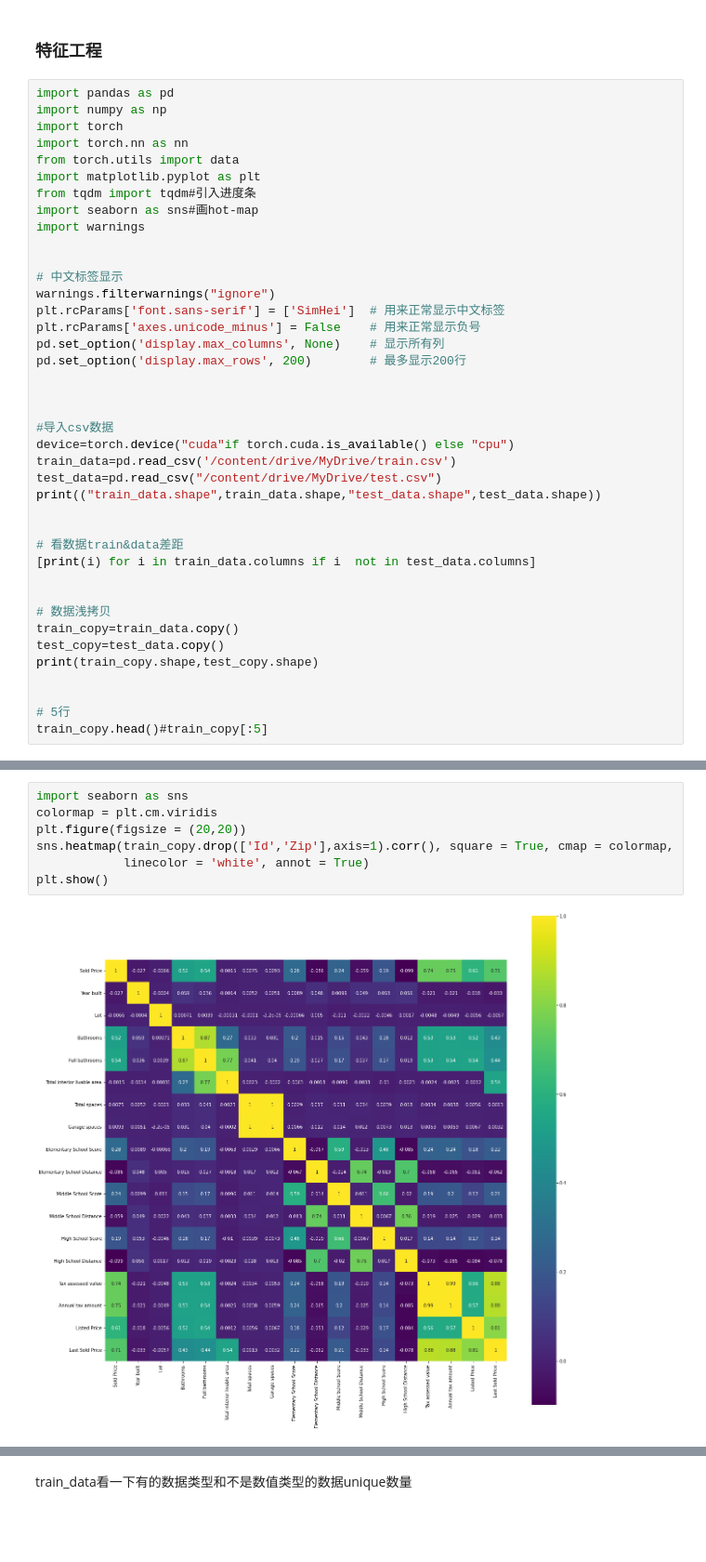
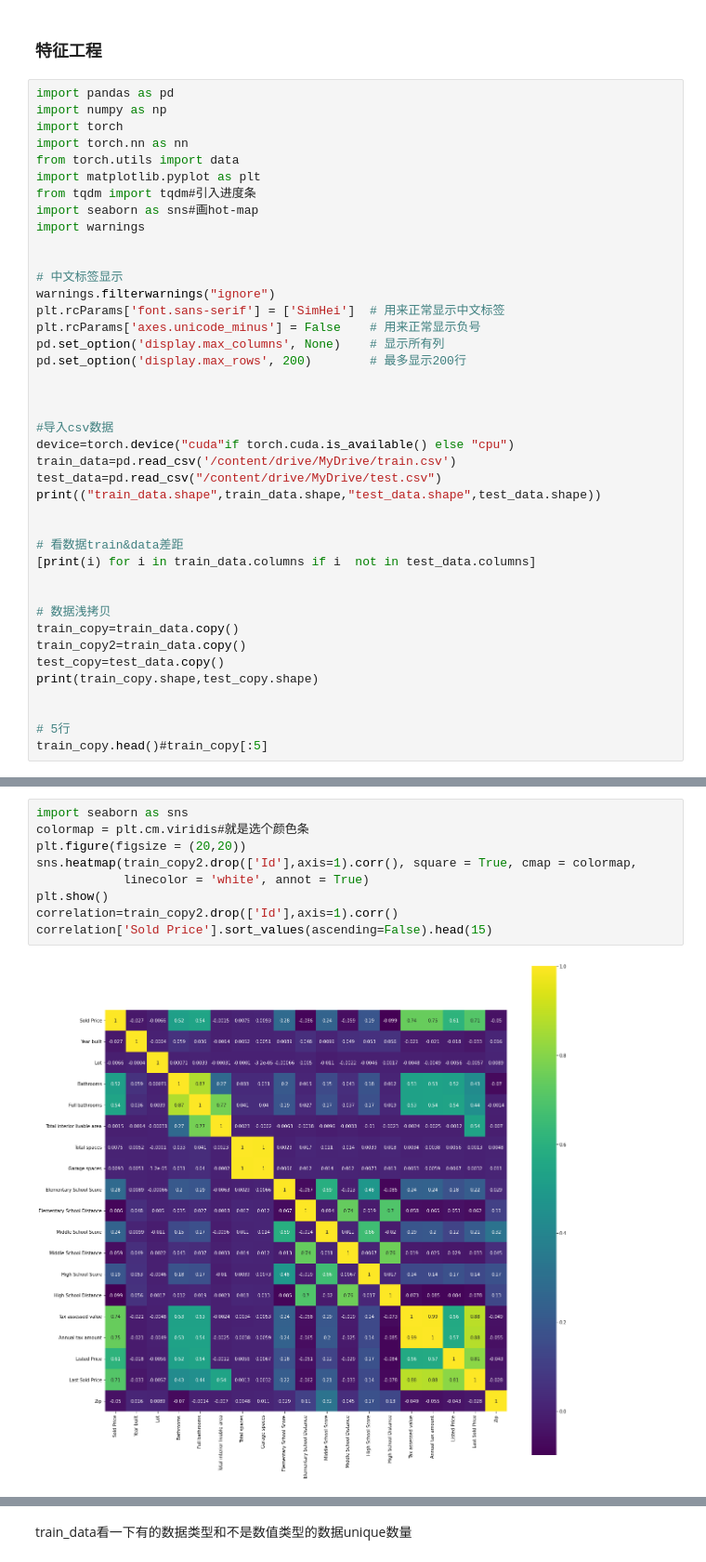
Before and after one commit to 2714830587-xh/CLRS-GG, a Jupyter notebook: Dive_to.ipynb, the cells around one changed output, grey strips where cells are left out. Shown at 93% size. Cells and saved outputs as stored; diff of their text form; blank space fills up the shorter version.

```diff
--- a/Dive_to.ipynb
+++ b/Dive_to.ipynb
@@ -2576,6 +2576,7 @@ print(("train_data.shape",train_data.shape,"test_data.shape",test_data.shape))
 
 # 数据浅拷贝
 train_copy=train_data.copy()
+train_copy2=train_data.copy()
 test_copy=test_data.copy()
 print(train_copy.shape,test_copy.shape)
 
@@ -2655,9 +2719,11 @@ score sum
 # %%
 import seaborn as sns
-colormap = plt.cm.viridis
+colormap = plt.cm.viridis#就是选个颜色条
 plt.figure(figsize = (20,20))
-sns.heatmap(train_copy.drop(['Id','Zip'],axis=1).corr(), square = True, cmap = colormap,
+sns.heatmap(train_copy2.drop(['Id'],axis=1).corr(), square = True, cmap = colormap,
             linecolor = 'white', annot = True)
 plt.show()
+correlation=train_copy2.drop(['Id'],axis=1).corr()
+correlation['Sold Price'].sort_values(ascending=False).head(15)
 # %% [output]
-[figure, old version]
+[figure, new version]
```
Also changed, not shown: parts of 11 cells of this notebook.
